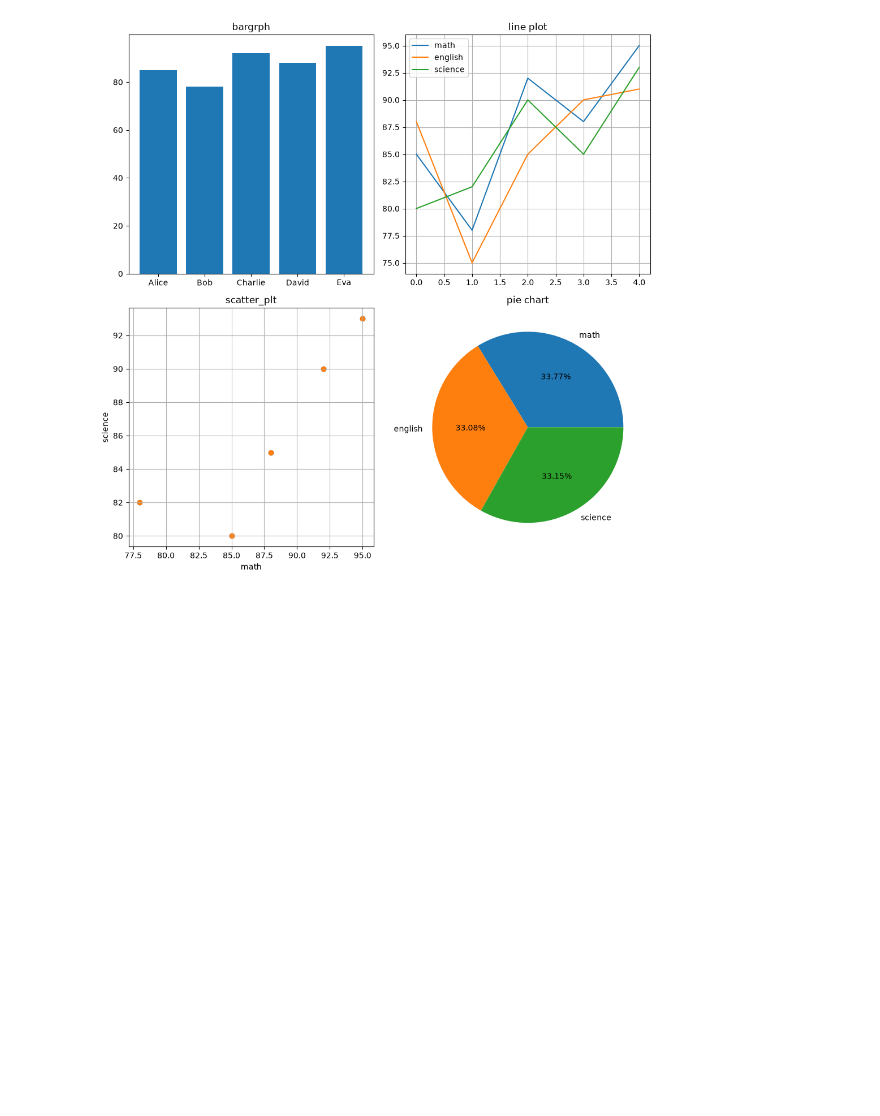
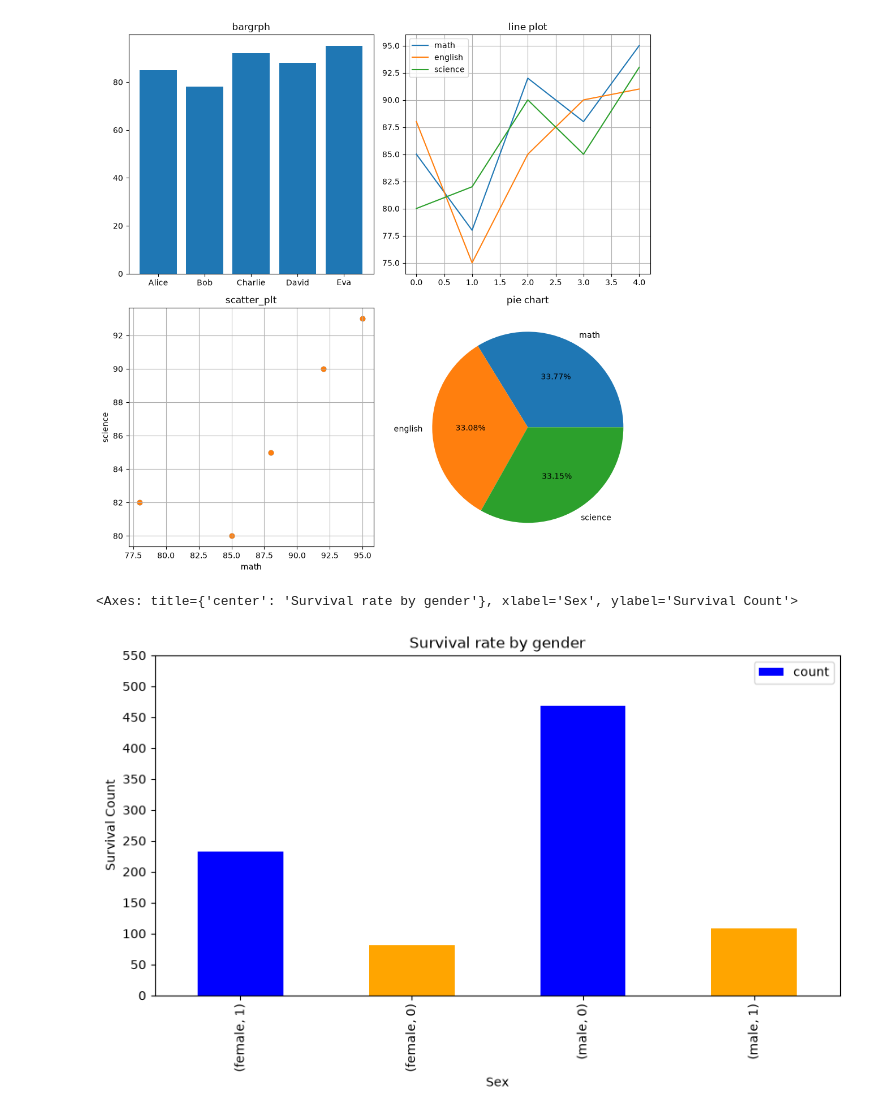
Before and after one commit to DipeshGhimire33/Data-Science-and-Machine-learning, a Jupyter notebook: Day_wise_learning/Day_27/matplt_use.ipynb, the cells around one changed output. Drawn from its saved outputs; the diff is of its cells as text; code cells hidden in the pictures; blank space fills up the shorter version.

```diff
--- a/Day_wise_learning/Day_27/matplt_use.ipynb
+++ b/Day_wise_learning/Day_27/matplt_use.ipynb
@@ -290,3 +287,19 @@ ax[1,1].set_title("pie chart")
 plt.tight_layout()
 # %% [output]
 [figure]
+# %%
+df = pd.read_csv(r"C:\Users\bobs9\OneDrive\Desktop\Data science and Machine learning\Day_wise_learning\Day_26\titanic.csv")
+# %%
+df.groupby("Sex")["Survived"].value_counts().plot(
+    kind="bar",
+    legend= True,
+    title = "Survival rate by gender",
+    figsize = (10,5),
+    xlabel = "Sex",
+    ylabel = "Survival Count",
+    yticks = range(0, 600, 50),
+    color = ["blue", "orange"]
+)
+# %% [output]
+<Axes: title={'center': 'Survival rate by gender'}, xlabel='Sex', ylabel='Survival Count'>
+[figure, added]
```
Also changed, not shown: parts of 10 cells of this notebook.
